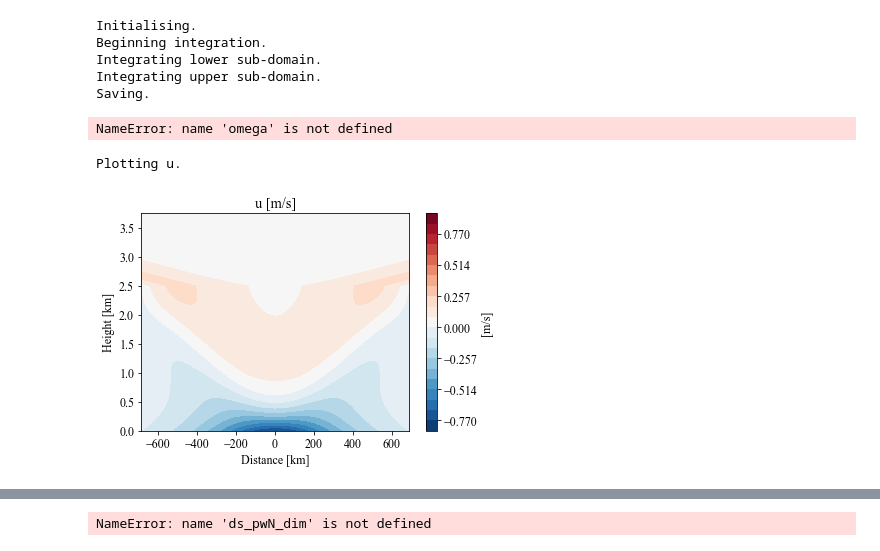
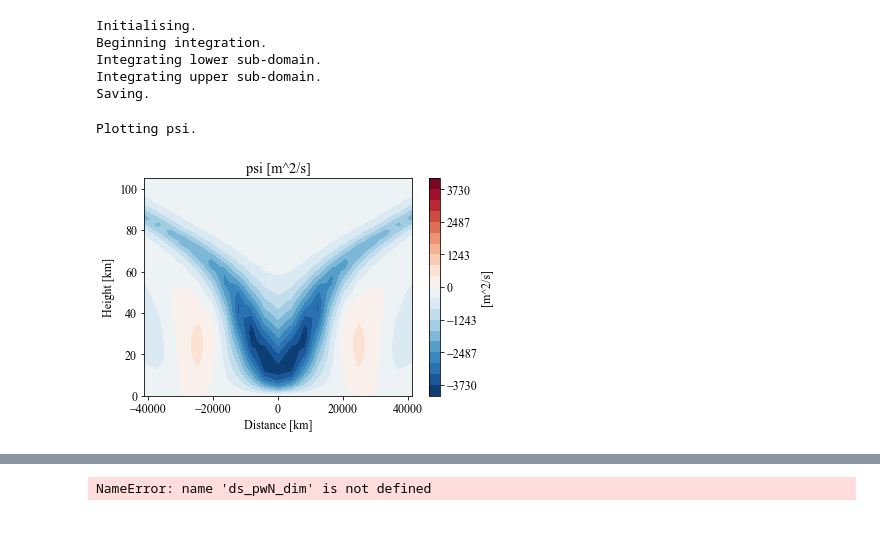
Before and after one commit to eshort0401/rotunno83, a Jupyter notebook: python_scripts/rotunno83.ipynb, the cells around one changed output, grey strips where cells are left out. Saved outputs shown, nothing was run; the diff lists cells and outputs as text; code cells hidden in the pictures.

```diff
--- a/python_scripts/rotunno83.ipynb
+++ b/python_scripts/rotunno83.ipynb
@@ -33,7 +33,7 @@ import scipy as sp
 #                                        xi0=0.1, beta=beta, Atilde=Atilde)
 
 ds_cN = rt.solve_continuous_N(
-    xN=41, zN=41, tN=2, sN=1000, L=1.5, N=4, H1=10, H2=12, save=False)
+    xN=21, zN=21, tN=2, sN=500, L=1.5, N=4, H1=5, H2=8, save=False)
 # %% [output]
 Initialising
 Calculating Coefficients
@@ -54,12 +54,8 @@ Saving.
 # %%
 theta0=300
 N=0.02
-h=500
+h=10000
 delTheta=16
 latitude=0
 beta, Atilde, f, h = rt.calc_rotunno_parameters(
     N=N, theta0=theta0, delTheta=delTheta, latitude=latitude, h=h)
-# %%
-Atilde*omega**3*h*np.pi
-# %% [output]
-NameError: name 'omega' is not defined
@@ -77,14 +69,14 @@ omega = 2*np.pi/(24*3600)
 ds_pwN_dim = rt.redimensionalise_qian(copy.deepcopy(ds_pwN), h=h, N=N, Q0=1*7.5e-6)
 ds_cN_dim = rt.redimensionalise_qian(copy.deepcopy(ds_cN), h=h, N=N, Q0=1*7.5e-6)
 # %%
-test = ds_pwN_dim.sum(dim='mode', keep_attrs=True)
+test = ds_cN_dim.sum(dim='mode', keep_attrs=True)
 # test = ds_pwN.isel(mode=0)
-var='u'
+var='psi'
 t=0
 fig = rt.plotCont(test, var=var, t=t)[0]
 
 plt.savefig('/home/student.unimelb.edu.au/shorte1/Documents/phd/confirmation/soln_{}_{}.png'.format(var, t),
             dpi=200, bbox_inches='tight', facecolor='white')
 # %% [output]
-Plotting u.
+Plotting psi.
-[figure, old version]
+[figure, new version]
```
Also changed, not shown: parts of 12 cells of this notebook, 3 other files.
